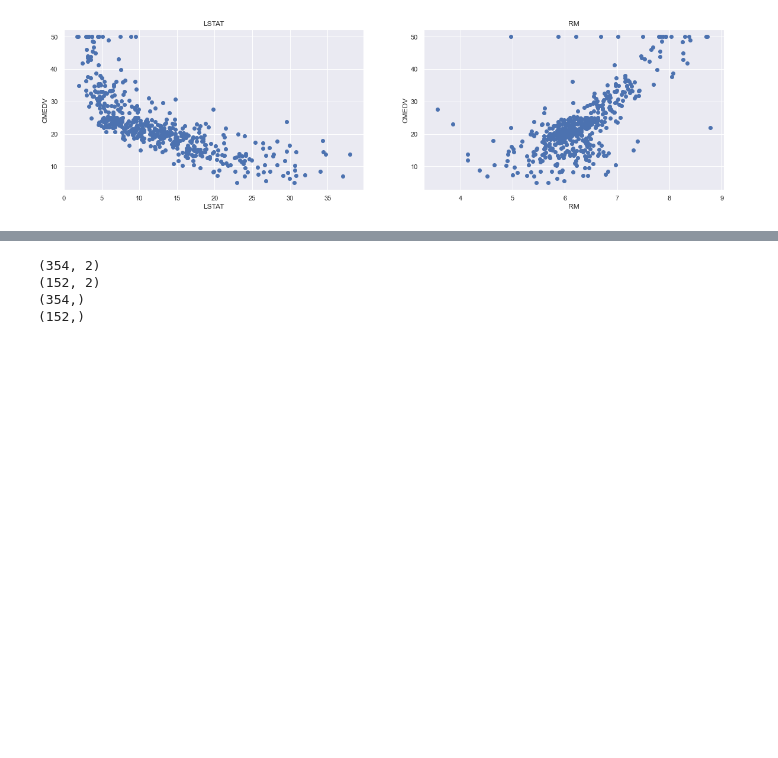
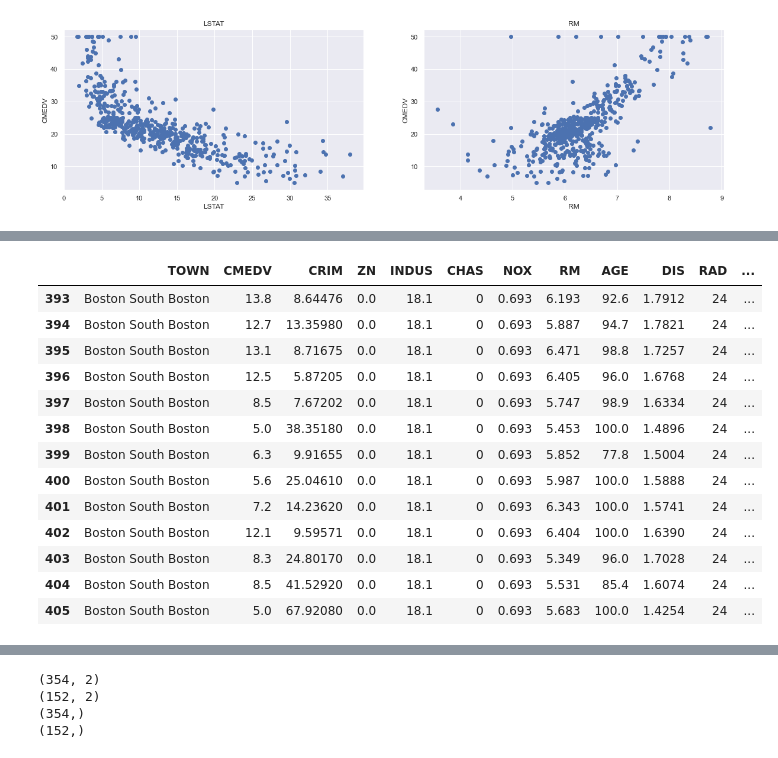
Before and after one commit to MAlejandroVC/Proyecto1, a Jupyter notebook: Project_2/BostonHousing.ipynb, the cells around one changed output, grey strips where cells are left out. Saved outputs shown, nothing was run; the diff lists cells and outputs as text; code cells hidden in the pictures; blank space fills up the shorter version.

```diff
--- a/Project_2/BostonHousing.ipynb
+++ b/Project_2/BostonHousing.ipynb
@@ -115,0 +232,18 @@ for i, col in enumerate(features):
+# %%
+boston.loc[boston['TOWN'] == 'Boston South Boston']
+# https://stackoverflow.com/questions/36684013/extract-column-value-based-on-another-column-pandas-dataframe
+# %% [output]
+|  | TOWN | CMEDV | CRIM | ZN | INDUS | CHAS | NOX | RM | AGE | DIS | RAD | ... |
+| 393 | Boston South Boston | 13.8 | 8.64476 | 0.0 | 18.1 | 0 | 0.693 | 6.193 | 92.6 | 1.7912 | 24 | ... |
+| 394 | Boston South Boston | 12.7 | 13.35980 | 0.0 | 18.1 | 0 | 0.693 | 5.887 | 94.7 | 1.7821 | 24 | ... |
+| 395 | Boston South Boston | 13.1 | 8.71675 | 0.0 | 18.1 | 0 | 0.693 | 6.471 | 98.8 | 1.7257 | 24 | ... |
+| 396 | Boston South Boston | 12.5 | 5.87205 | 0.0 | 18.1 | 0 | 0.693 | 6.405 | 96.0 | 1.6768 | 24 | ... |
+| 397 | Boston South Boston | 8.5 | 7.67202 | 0.0 | 18.1 | 0 | 0.693 | 5.747 | 98.9 | 1.6334 | 24 | ... |
+| 398 | Boston South Boston | 5.0 | 38.35180 | 0.0 | 18.1 | 0 | 0.693 | 5.453 | 100.0 | 1.4896 | 24 | ... |
+| 399 | Boston South Boston | 6.3 | 9.91655 | 0.0 | 18.1 | 0 | 0.693 | 5.852 | 77.8 | 1.5004 | 24 | ... |
+| 400 | Boston South Boston | 5.6 | 25.04610 | 0.0 | 18.1 | 0 | 0.693 | 5.987 | 100.0 | 1.5888 | 24 | ... |
+| 401 | Boston South Boston | 7.2 | 14.23620 | 0.0 | 18.1 | 0 | 0.693 | 6.343 | 100.0 | 1.5741 | 24 | ... |
+| 402 | Boston South Boston | 12.1 | 9.59571 | 0.0 | 18.1 | 0 | 0.693 | 6.404 | 100.0 | 1.6390 | 24 | ... |
+| 403 | Boston South Boston | 8.3 | 24.80170 | 0.0 | 18.1 | 0 | 0.693 | 5.349 | 96.0 | 1.7028 | 24 | ... |
+| 404 | Boston South Boston | 8.5 | 41.52920 | 0.0 | 18.1 | 0 | 0.693 | 5.531 | 85.4 | 1.6074 | 24 | ... |
+| 405 | Boston South Boston | 5.0 | 67.92080 | 0.0 | 18.1 | 0 | 0.693 | 5.683 | 100.0 | 1.4254 | 24 | ... |
```
Also changed, not shown: parts of 32 cells of this notebook.
